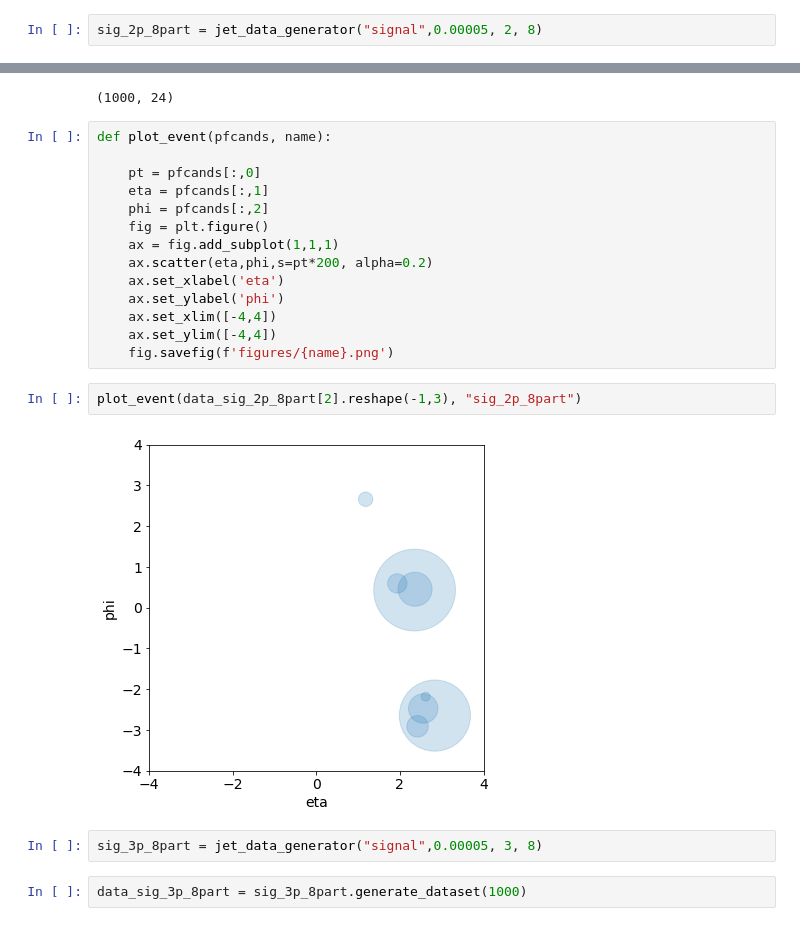
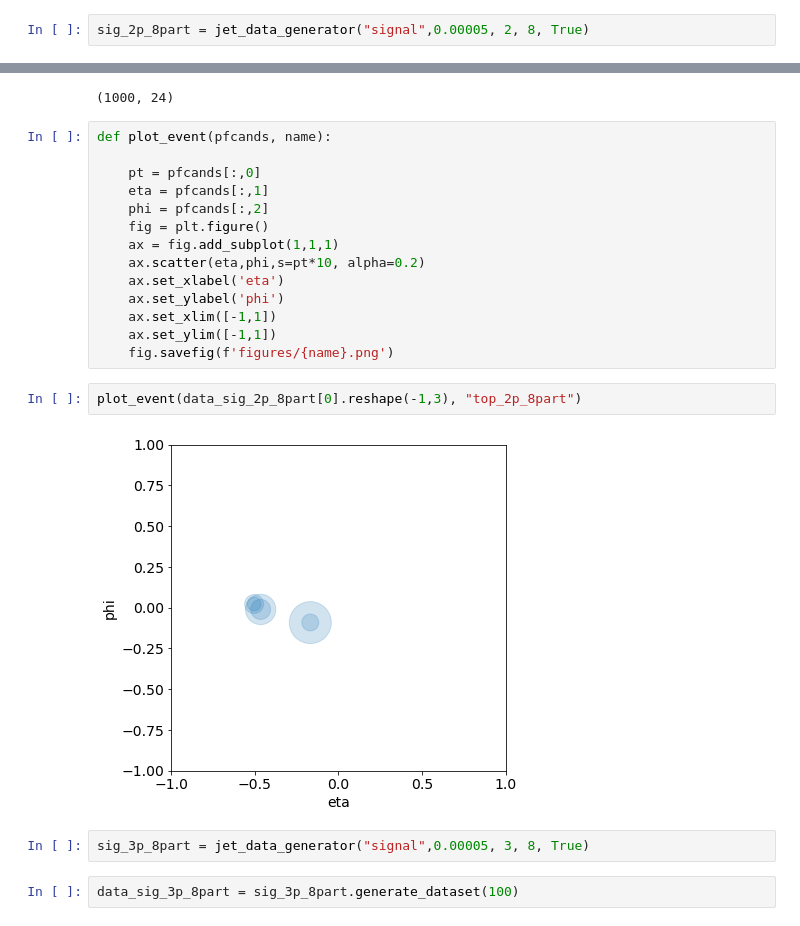
Before and after one commit to SangeonPark/ToyJetGenerator, a Jupyter notebook: Testing.ipynb, the cells around one changed output, grey strips where cells are left out. Cells and saved outputs as stored; diff of their text form.

```diff
--- a/Testing.ipynb
+++ b/Testing.ipynb
@@ -9,7 +9,7 @@ import matplotlib.pyplot as plt
 plt.rcParams["figure.figsize"] = (6,6)
 plt.rcParams.update({'font.size': 14})
 # %%
-sig_2p_8part = jet_data_generator("signal",0.00005, 2, 8)
+sig_2p_8part = jet_data_generator("signal",0.00005, 2, 8, True)
 # %%
 start = time.time()
 data_sig_2p_8part = sig_2p_8part.generate_dataset(1000)
@@ -40,18 +41,18 @@ def plot_event(pfcands, name):
     phi = pfcands[:,2]
     fig = plt.figure()
     ax = fig.add_subplot(1,1,1)
-    ax.scatter(eta,phi,s=pt*200, alpha=0.2)
+    ax.scatter(eta,phi,s=pt*10, alpha=0.2)
     ax.set_xlabel('eta')
     ax.set_ylabel('phi')
-    ax.set_xlim([-4,4])
-    ax.set_ylim([-4,4])
+    ax.set_xlim([-1,1])
+    ax.set_ylim([-1,1])
     fig.savefig(f'figures/{name}.png')
 # %%
-plot_event(data_sig_2p_8part[2].reshape(-1,3), "sig_2p_8part")
+plot_event(data_sig_2p_8part[0].reshape(-1,3), "top_2p_8part")
 # %% [output]
-[figure, old version]
+[figure, new version]
 # %%
-sig_3p_8part = jet_data_generator("signal",0.00005, 3, 8)
+sig_3p_8part = jet_data_generator("signal",0.00005, 3, 8, True)
 # %%
-data_sig_3p_8part = sig_3p_8part.generate_dataset(1000)
+data_sig_3p_8part = sig_3p_8part.generate_dataset(100)
 # %%
```
Also changed, not shown: parts of 13 cells of this notebook, 52 other files.
